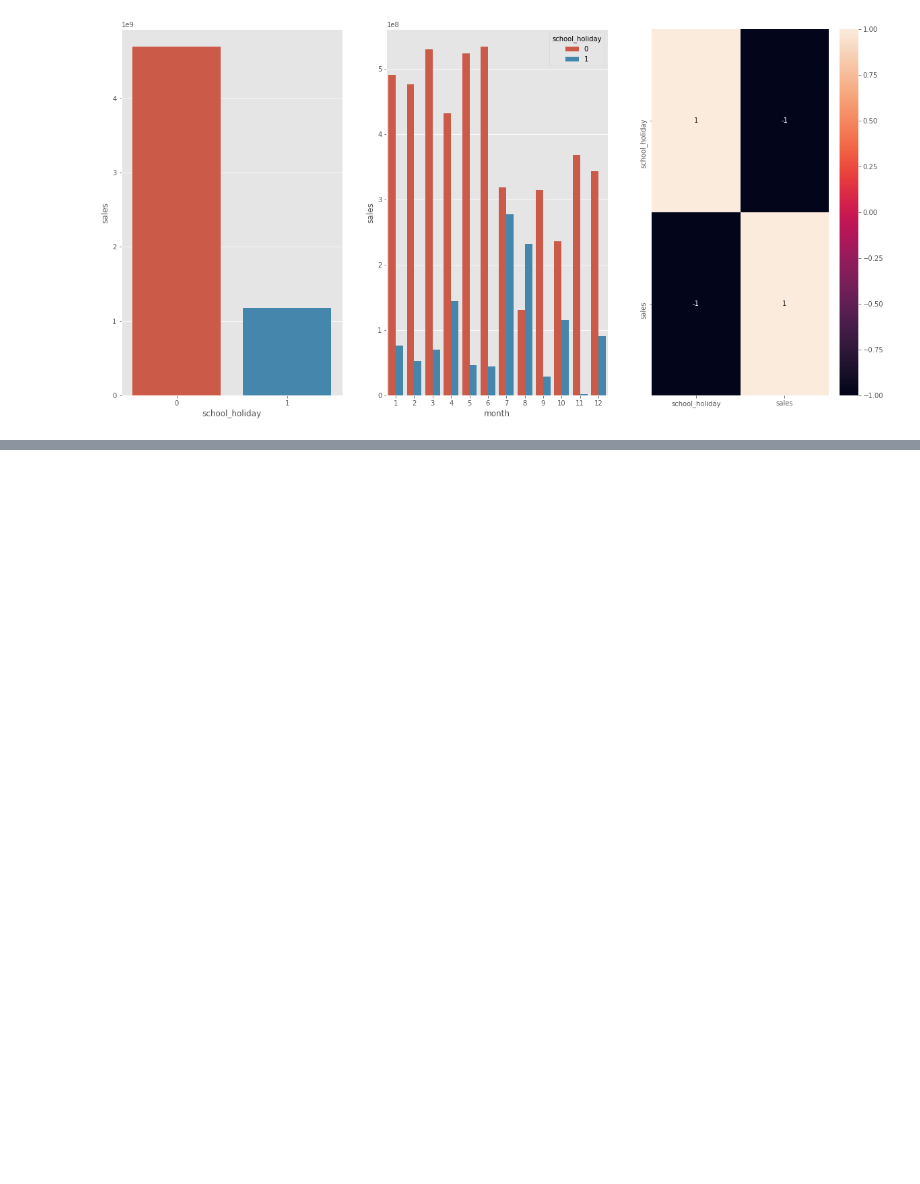
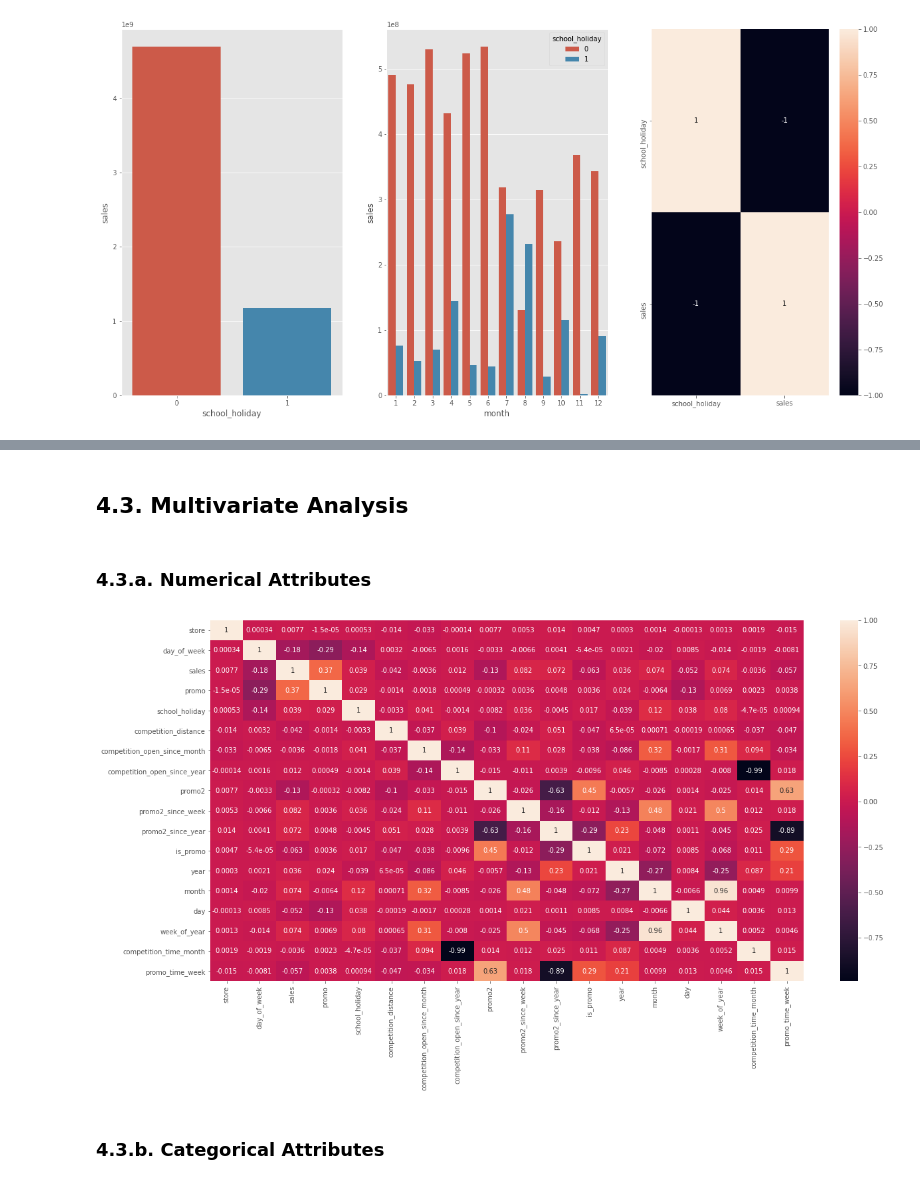
Before and after one commit to vfamim/Rossman-Sales, a Jupyter notebook: notebook/c01_01_Rossman.ipynb, the cells around one changed output, grey strips where cells are left out. Drawn from its saved outputs; the diff is of its cells as text; code cells hidden in the pictures; blank space fills up the shorter version.

```diff
--- a/notebook/c01_01_Rossman.ipynb
+++ b/notebook/c01_01_Rossman.ipynb
@@ -832,0 +870,17 @@ plt.show()
+# %% [markdown]
+## 4.3. Multivariate Analysis
+# %% [markdown]
+### 4.3.a. Numerical Attributes
+# %%
+# update numerical attributes with new features
+num_att2 = df4.select_dtypes(exclude=['object', 'datetime64[ns]'])
+# correlation
+correlation = num_att2.corr(method='pearson')
+# heatmap
+sns.heatmap(correlation, annot=True)
+# show plot
+plt.show()
+# %% [output]
+[figure, added]
+# %% [markdown]
+### 4.3.b. Categorical Attributes
```
Also changed, not shown: parts of 7 cells of this notebook.
